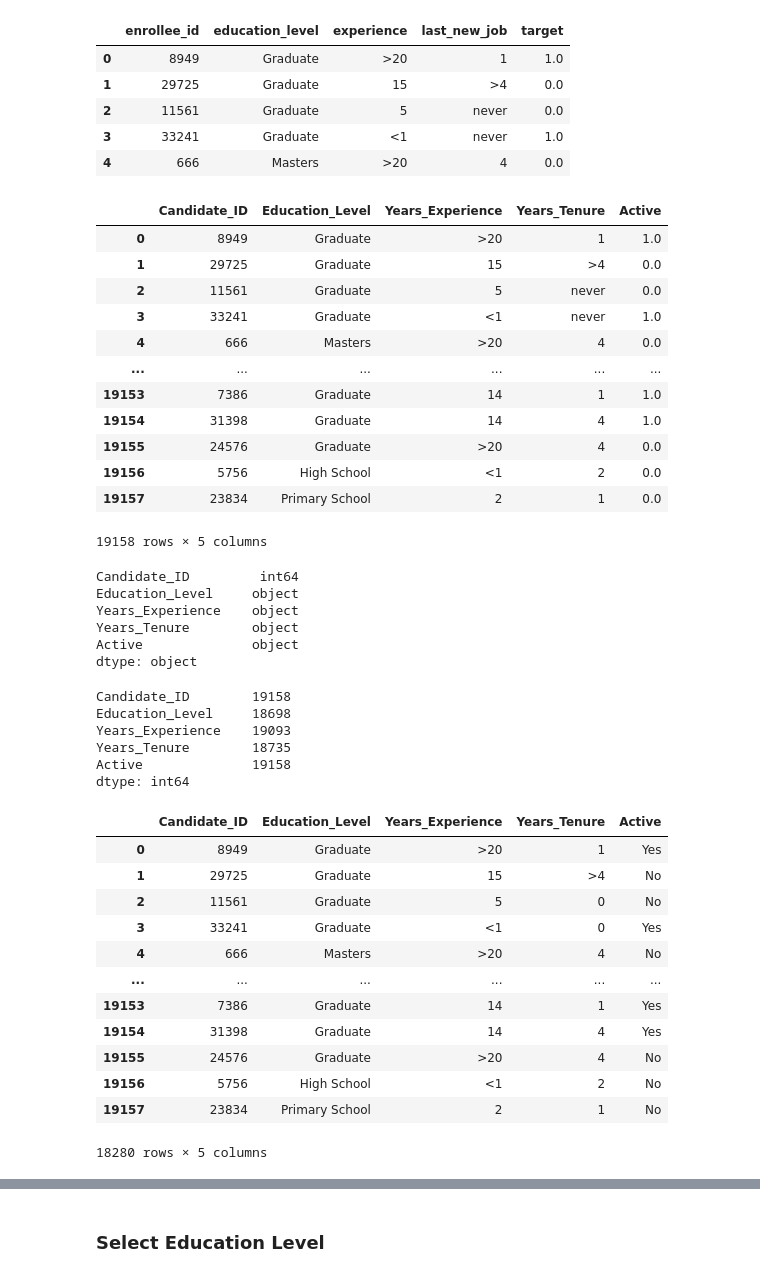
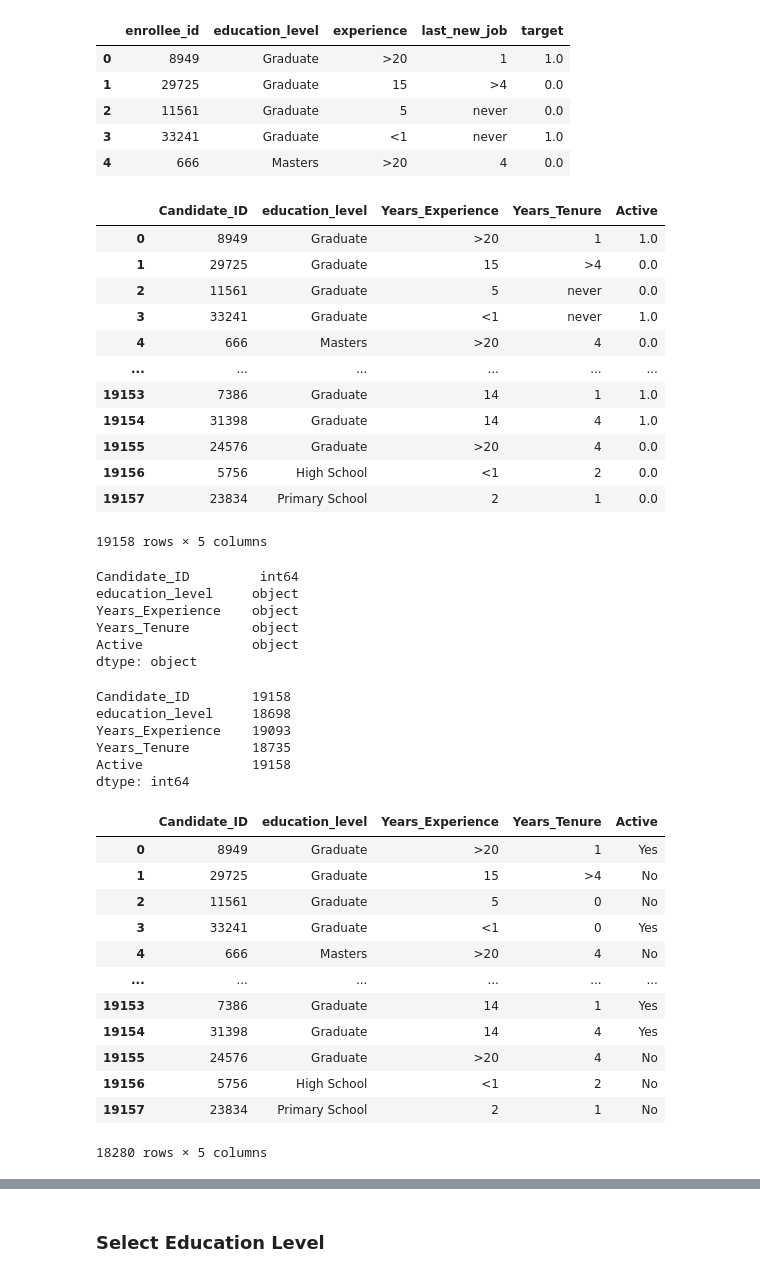
Before and after one commit to jwhite1987/Data-Scientists-and-HR-Analytics, a Jupyter notebook: etl_project.ipynb, the cells around one changed output, grey strips where cells are left out. Cells and saved outputs as stored; diff of their text form; code cells hidden in the pictures.

```diff
--- a/etl_project.ipynb
+++ b/etl_project.ipynb
@@ -200,13 +187,12 @@ new_hr_analytics_df.head()
 | 4 | 666 | Masters | >20 | 4 | 0.0 |
 # %%
 renamed_hr_analytics_df = new_hr_analytics_df.rename(columns = {"enrollee_id":"Candidate_ID",
-                                      "education_level":"Education_Level",
                                       "experience":"Years_Experience",
                                       "last_new_job":"Years_Tenure",
                                       "target":"Active"})
 renamed_hr_analytics_df
 # %% [output]
-|  | Candidate_ID | Education_Level | Years_Experience | Years_Tenure | Active |
+|  | Candidate_ID | education_level | Years_Experience | Years_Tenure | Active |
 | 0 | 8949 | Graduate | >20 | 1 | 1.0 |
 | 1 | 29725 | Graduate | 15 | >4 | 0.0 |
 | 2 | 11561 | Graduate | 5 | never | 0.0 |
@@ -229,7 +215,7 @@ renamed_hr_analytics_df["Active"] = renamed_hr_analytics_df["Active"].str.replac
 renamed_hr_analytics_df.dtypes
 # %% [output]
 Candidate_ID         int64
-Education_Level     object
+education_level     object
 Years_Experience    object
 Years_Tenure        object
 Active              object
@@ -238,7 +224,7 @@ dtype: object
 renamed_hr_analytics_df.count()
 # %% [output]
 Candidate_ID        19158
-Education_Level     18698
+education_level     18698
 Years_Experience    19093
 Years_Tenure        18735
 Active              19158
@@ -247,7 +233,7 @@ dtype: int64
 dropped_hr_analytics_df = renamed_hr_analytics_df.dropna(how= "any")
 dropped_hr_analytics_df
 # %% [output]
-|  | Candidate_ID | Education_Level | Years_Experience | Years_Tenure | Active |
+|  | Candidate_ID | education_level | Years_Experience | Years_Tenure | Active |
 | 0 | 8949 | Graduate | >20 | 1 | Yes |
 | 1 | 29725 | Graduate | 15 | >4 | No |
 | 2 | 11561 | Graduate | 5 | 0 | No |
```
Also changed, not shown: parts of 17 cells of this notebook, 6 other files.
